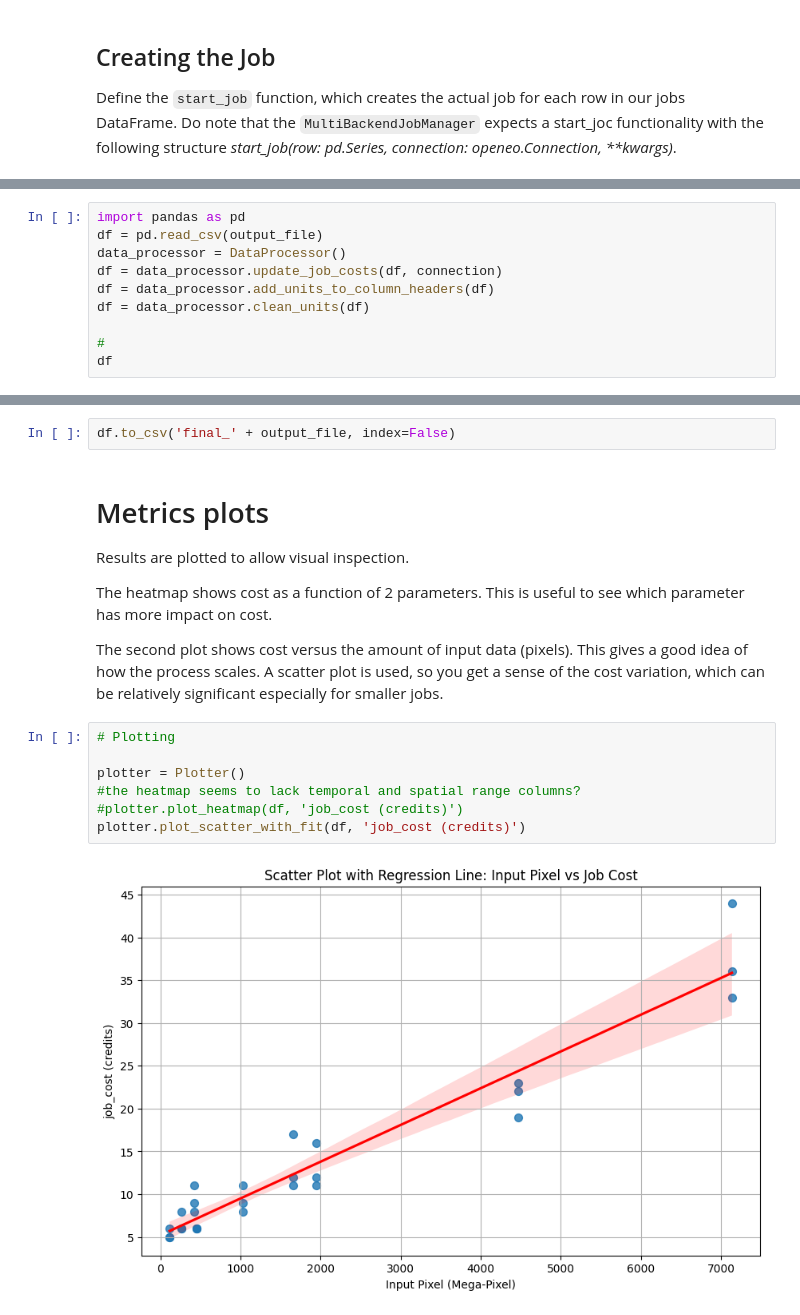
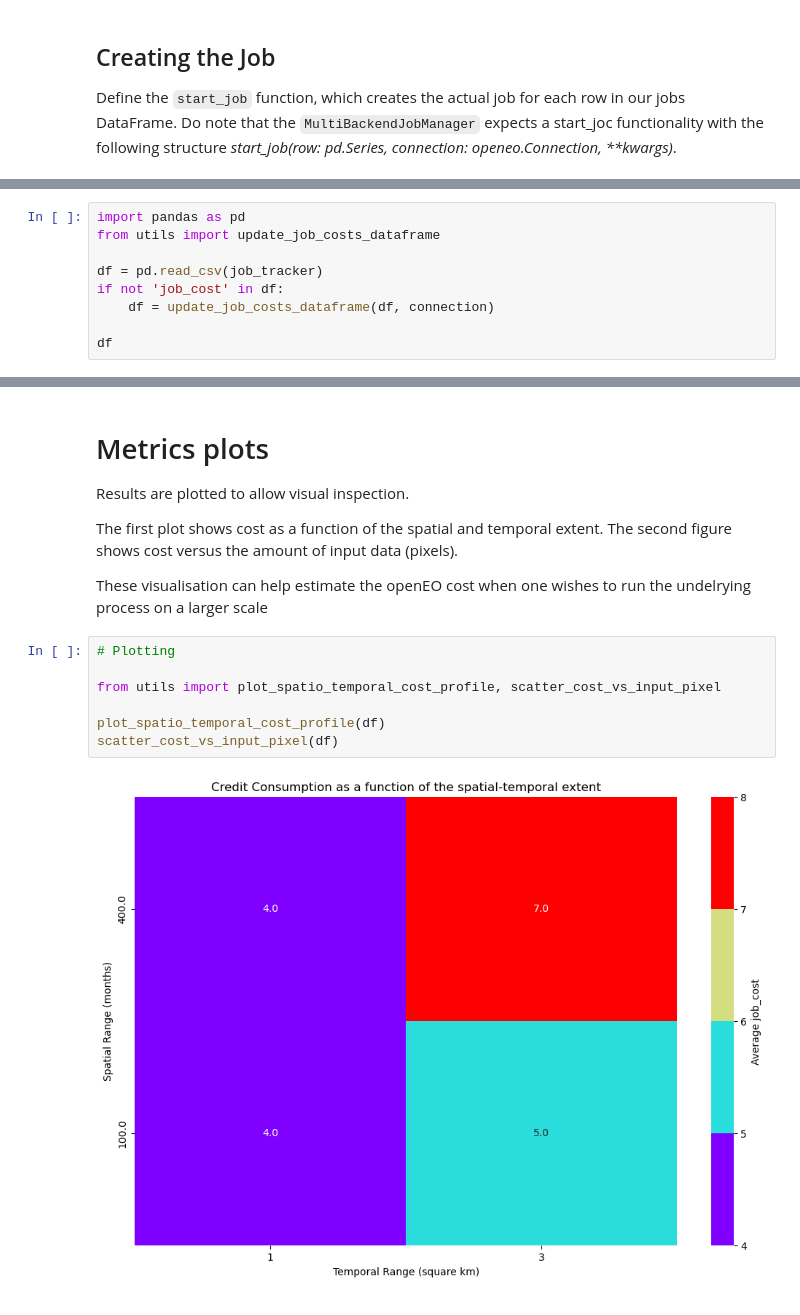
Before and after one commit to ESA-APEx/apex_algorithms, a Jupyter notebook: udp_cost_mapping/udp_profile_notebook.ipynb, the cells around one changed output, grey strips where cells are left out. Cells and saved outputs as stored; diff of their text form.

Commit message:
clean up notebook

```diff
--- a/udp_cost_mapping/udp_profile_notebook.ipynb
+++ b/udp_cost_mapping/udp_profile_notebook.ipynb
@@ -124,11 +143,10 @@ Authenticated using refresh token.
 # %%
 import pandas as pd
-df = pd.read_csv(output_file)
-data_processor = DataProcessor()
-df = data_processor.update_job_costs(df, connection)
-df = data_processor.add_units_to_column_headers(df)
-df = data_processor.clean_units(df)
+from utils import update_job_costs_dataframe
 
-#
+df = pd.read_csv(job_tracker)
+if not 'job_cost' in df:
+    df = update_job_costs_dataframe(df, connection)
+
 df
 # %% [output]
@@ -152,20 +162,17 @@ df
-# %%
-df.to_csv('final_' + output_file, index=False)
 # %% [markdown]
 # Metrics plots
 
 Results are plotted to allow visual inspection.
 
-The heatmap shows cost as a function of 2 parameters. This is useful to see which parameter has more impact on cost.
+The first plot shows cost as a function of the spatial and temporal extent. The second figure shows cost versus the amount of input data (pixels).
 
-The second plot shows cost versus the amount of input data (pixels). This gives a good idea of how the process scales.
-A scatter plot is used, so you get a sense of the cost variation, which can be relatively significant especially for smaller jobs.
+These visualisation can help estimate the openEO cost when one wishes to run the undelrying process on a larger scale
 # %%
 # Plotting
 
-plotter = Plotter()
-#the heatmap seems to lack temporal and spatial range columns?
-#plotter.plot_heatmap(df, 'job_cost (credits)')
-plotter.plot_scatter_with_fit(df, 'job_cost (credits)')
+from utils import plot_spatio_temporal_cost_profile, scatter_cost_vs_input_pixel
+
+plot_spatio_temporal_cost_profile(df)
+scatter_cost_vs_input_pixel(df)
 # %% [output]
-[figure, old version]
+[figure, new version]
```
Also changed, not shown: parts of 12 cells of this notebook, 15 other files.
